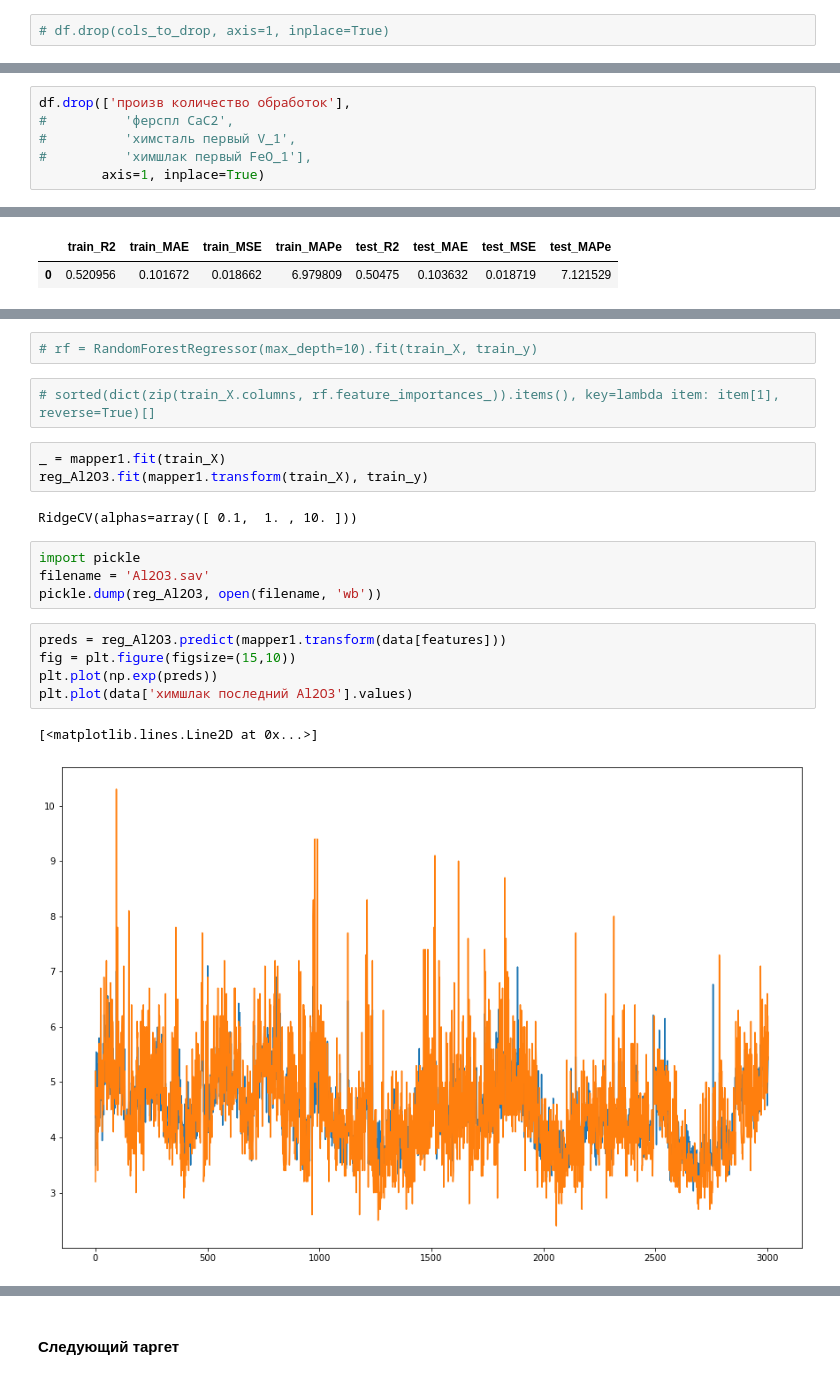
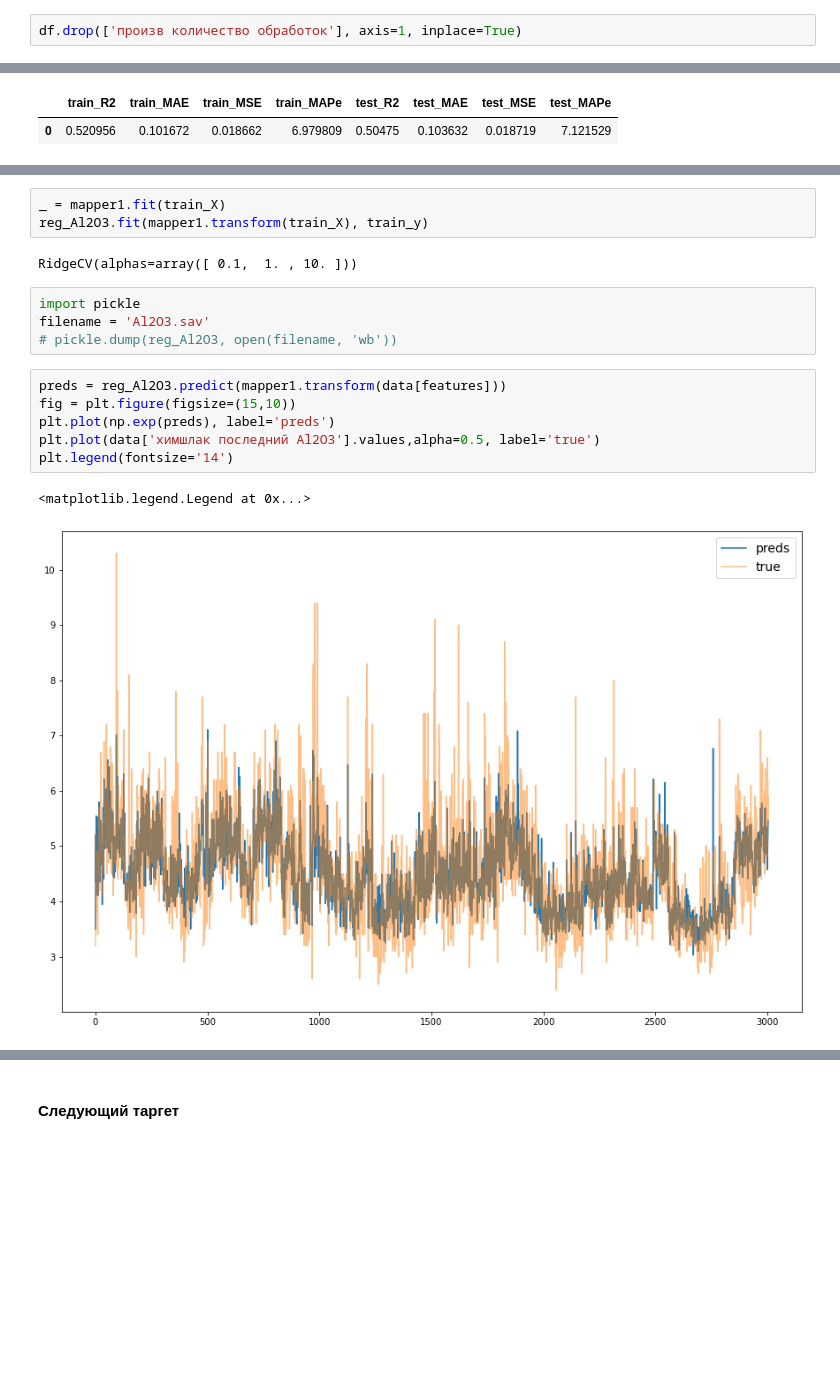
Before and after one commit to Siella/alloy_building, a Jupyter notebook: modelling/1_EVRAZ_Modelling.ipynb, the cells around one changed output, grey strips where cells are left out. Drawn from its saved outputs; the diff is of its cells as text; blank space fills up the shorter version.

```diff
--- a/modelling/1_EVRAZ_Modelling.ipynb
+++ b/modelling/1_EVRAZ_Modelling.ipynb
@@ -170,2 +137,2 @@ for pair in t_combinations:
 # %%
-# df.drop(cols_to_drop, axis=1, inplace=True)
+df.drop(['произв количество обработок'], axis=1, inplace=True)
@@ -174,9 +139,3 @@ for pair in t_combinations:
-# %%
-df.drop(['произв количество обработок'],
-#          'ферспл CaC2',
-#          'химсталь первый V_1',
-#          'химшлак первый FeO_1'],
-        axis=1, inplace=True)
 # %%
 df.shape
 # %% [output]
@@ -328,7 +279,3 @@ scores
-# %%
-# rf = RandomForestRegressor(max_depth=10).fit(train_X, train_y)
-# %%
-# sorted(dict(zip(train_X.columns, rf.feature_importances_)).items(), key=lambda item: item[1], reverse=True)[]
 # %%
 _ = mapper1.fit(train_X)
 reg_Al2O3.fit(mapper1.transform(train_X), train_y)
@@ -337,12 +284,13 @@ RidgeCV(alphas=array([ 0.1,  1. , 10. ]))
 # %%
 import pickle
 filename = 'Al2O3.sav'
-pickle.dump(reg_Al2O3, open(filename, 'wb'))
+# pickle.dump(reg_Al2O3, open(filename, 'wb'))
 # %%
 preds = reg_Al2O3.predict(mapper1.transform(data[features]))
 fig = plt.figure(figsize=(15,10))
-plt.plot(np.exp(preds))
-plt.plot(data['химшлак последний Al2O3'].values)
+plt.plot(np.exp(preds), label='preds')
+plt.plot(data['химшлак последний Al2O3'].values,alpha=0.5, label='true')
+plt.legend(fontsize='14')
 # %% [output]
-[<matplotlib.lines.Line2D at 0x...>]
+<matplotlib.legend.Legend at 0x...>
-[figure, old version]
+[figure, new version]
```
Also changed, not shown: parts of 25 cells of this notebook.
